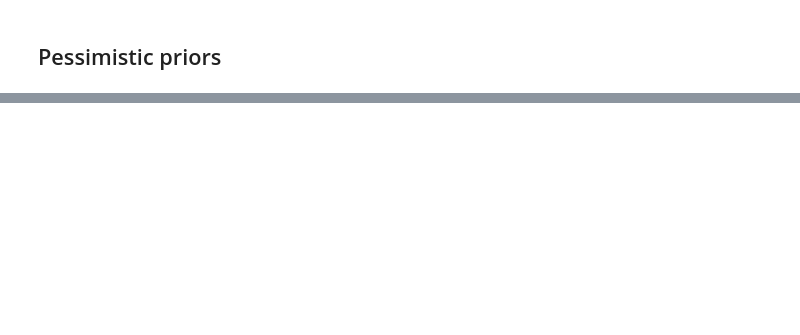
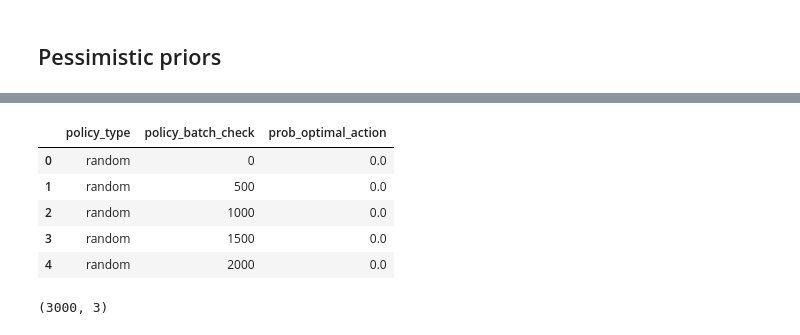
Before and after one commit to chrisHassan/bandits, a Jupyter notebook: examples/cascade/context_free.ipynb, the cells around one changed output, grey strips where cells are left out. Cells and saved outputs as stored; diff of their text form; code cells hidden in the pictures; blank space fills up the shorter version.

```diff
--- a/examples/cascade/context_free.ipynb
+++ b/examples/cascade/context_free.ipynb
@@ -145,10 +147,17 @@ def harmonise_reporting(
         optimal_prob_of_click=env.optimal_reward,
         time_idx=lambda x: x.index
     )
-    reporting_df['avg_reward'] = reporting_df['reward'].cumsum() / reporting_df['time_idx']
-    reporting_df['avg_reward'] = reporting_df['avg_reward'].fillna(0)
+    reporting_df['cumulative_reward'] = reporting_df['reward'].cumsum()
+    reporting_df['avg_cumulative_reward'] = reporting_df['cumulative_reward'] / (reporting_df['time_idx'] + 1)
+    reporting_df['avg_cumulative_reward'] = reporting_df['avg_cumulative_reward'].fillna(0)
+
     reporting_df['action_as_str'] = reporting_df['action'].apply(lambda x: '|'.join([str(y) for y in x]))
+
     reporting_df['optimal_action_id'] = reporting_df['action'].apply(lambda x: all(x == env.optimal_action))
+    reporting_df['cumulative_optimal_action_taken'] = reporting_df['optimal_action_id'].cumsum()
+    reporting_df['avg_cumulative_optimal_action_taken'] = reporting_df['cumulative_optimal_action_taken']/ (reporting_df['time_idx'] + 1)
+    reporting_df['avg_cumulative_optimal_action_taken'] = reporting_df['avg_cumulative_optimal_action_taken'].fillna(0)
+
     reporting_df['policy_batch_check'] = (reporting_df['time_idx']  - reporting_df['time_idx'] % policy_batch_check)
     return reporting_df
 # %% [markdown]
@@ -559,0 +856,15 @@ chart
+# %%
+optimal_action_prob_df = optimal_action_prob_df.assign(prob_optimal_action=lambda x: x['optimal_action_id']/x['n'])
+optimal_action_prob_df2 = optimal_action_prob_df.groupby(['policy_type', 'policy_batch_check', ], as_index=False)['prob_optimal_action'].mean()
+optimal_action_prob_df2.head()
+# %% [output]
+|  | policy_type | policy_batch_check | prob_optimal_action |
+| 0 | random | 0 | 0.0 |
+| 1 | random | 500 | 0.0 |
+| 2 | random | 1000 | 0.0 |
+| 3 | random | 1500 | 0.0 |
+| 4 | random | 2000 | 0.0 |
+# %%
+optimal_action_prob_df2.shape
+# %% [output]
+(3000, 3)
```
Also changed, not shown: parts of 42 cells of this notebook, 22 other files.
